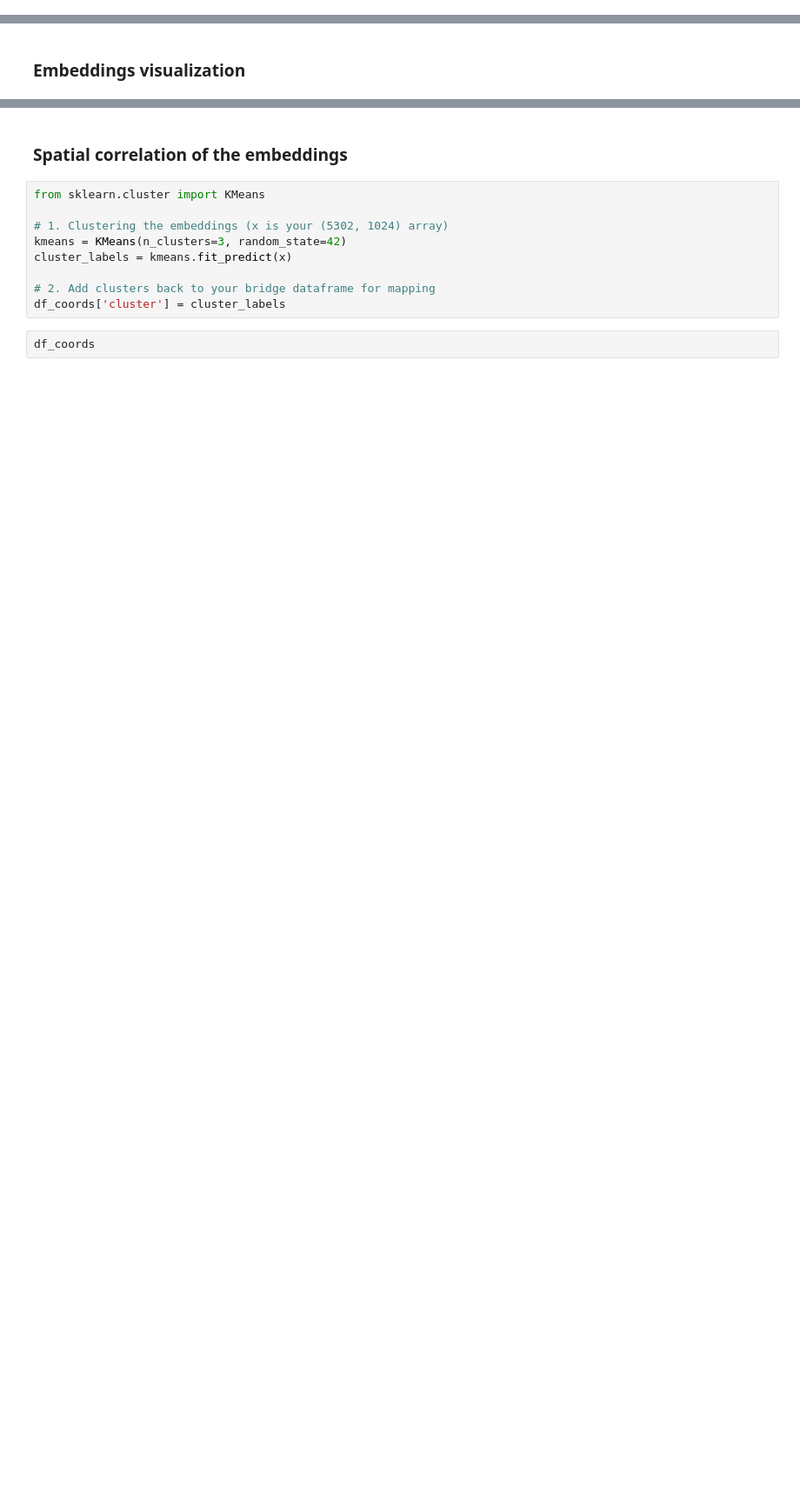
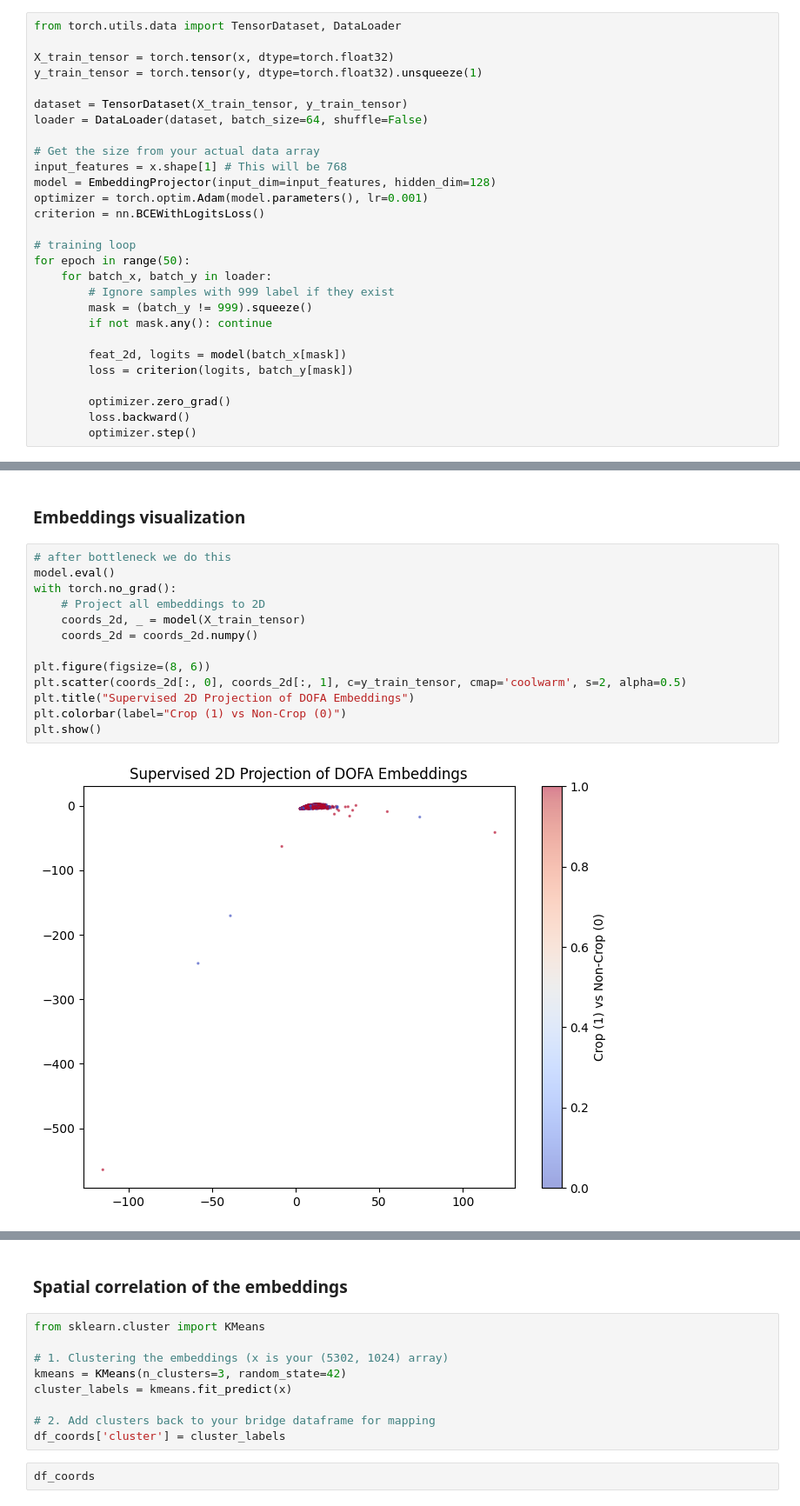
Before and after one commit to beatrizbsperes/embeddings_in_TorchGeo, a Jupyter notebook: embeddings.ipynb, the cells around one changed output, grey strips where cells are left out. Shown at 87% size. Drawn from its saved outputs; the diff is of its cells as text; blank space fills up the shorter version.

```diff
--- a/embeddings.ipynb
+++ b/embeddings.ipynb
@@ -441,3 +484,31 @@ Idx   | Origianl Idx |My tensor | Metadata is_crop | embedding | Status
+# %%
+from torch.utils.data import TensorDataset, DataLoader
+
+X_train_tensor = torch.tensor(x, dtype=torch.float32)
+y_train_tensor = torch.tensor(y, dtype=torch.float32).unsqueeze(1)
+
+dataset = TensorDataset(X_train_tensor, y_train_tensor)
+loader = DataLoader(dataset, batch_size=64, shuffle=False)
+
+# Get the size from your actual data array
+input_features = x.shape[1] # This will be 768
+model = EmbeddingProjector(input_dim=input_features, hidden_dim=128)
+optimizer = torch.optim.Adam(model.parameters(), lr=0.001)
+criterion = nn.BCEWithLogitsLoss()
+
+# training loop
+for epoch in range(50):
+    for batch_x, batch_y in loader:
+        # Ignore samples with 999 label if they exist
+        mask = (batch_y != 999).squeeze()
+        if not mask.any(): continue
+
+        feat_2d, logits = model(batch_x[mask])
+        loss = criterion(logits, batch_y[mask])
+
+        optimizer.zero_grad()
+        loss.backward()
+        optimizer.step()
 # %% [markdown]
 ## Analysing the results
 # %% [markdown]
@@ -530,5 +601,20 @@ weighted avg       0.53      0.55      0.52      7174
 # %% [markdown]
 ### Embeddings visualization
+# %%
+# after bottleneck we do this
+model.eval()
+with torch.no_grad():
+    # Project all embeddings to 2D
+    coords_2d, _ = model(X_train_tensor)
+    coords_2d = coords_2d.numpy()
+
+plt.figure(figsize=(8, 6))
+plt.scatter(coords_2d[:, 0], coords_2d[:, 1], c=y_train_tensor, cmap='coolwarm', s=2, alpha=0.5)
+plt.title("Supervised 2D Projection of DOFA Embeddings")
+plt.colorbar(label="Crop (1) vs Non-Crop (0)")
+plt.show()
+# %% [output]
+[figure, added]
 # %%
 from sklearn.manifold import TSNE
 import seaborn as sns
```
Also changed, not shown: parts of 18 cells of this notebook.
